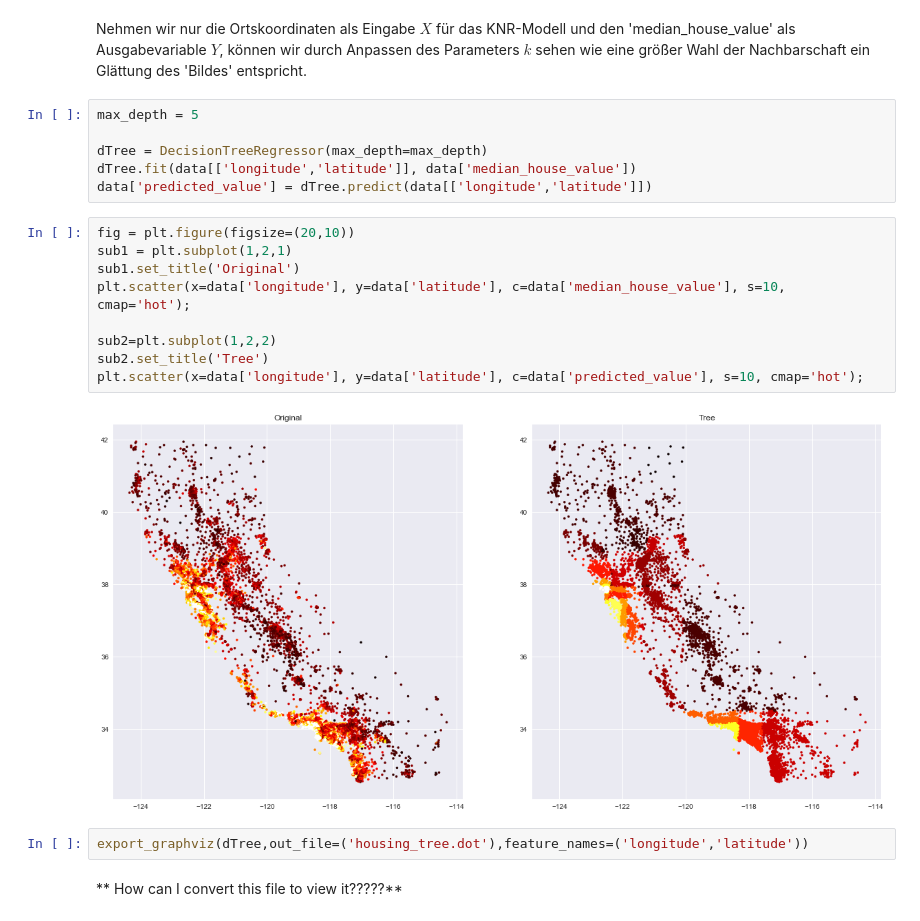
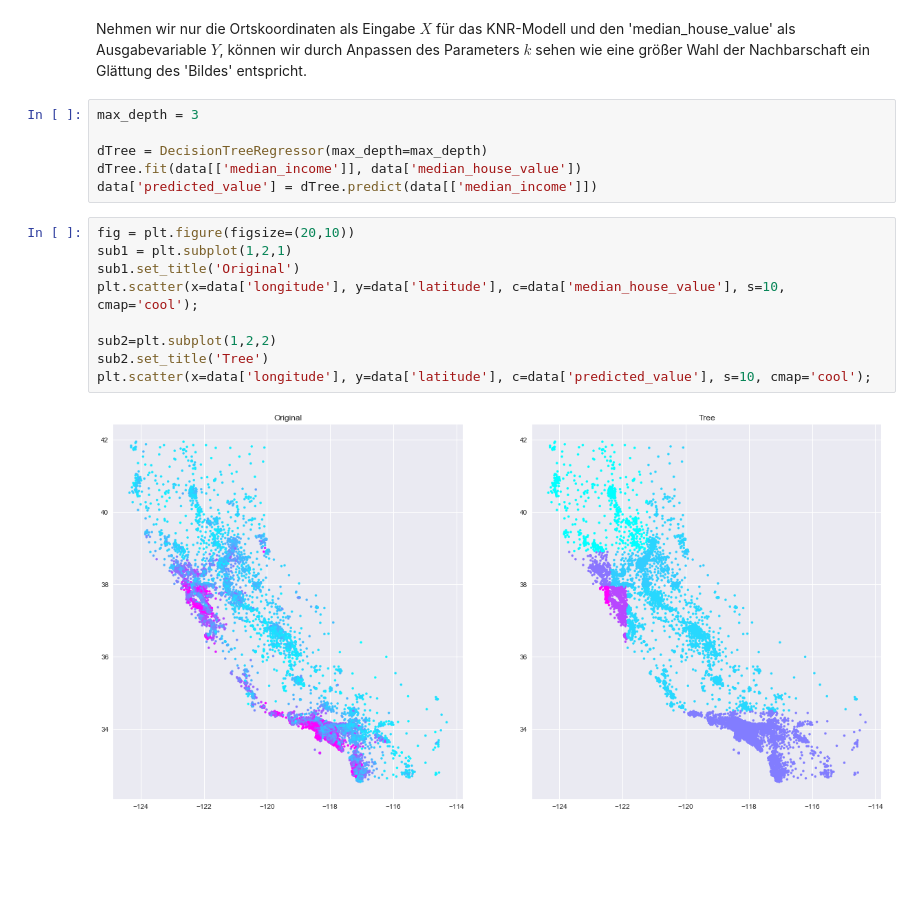
Before and after one commit to KatieBSC/Bootcamp, a Jupyter notebook: regression_trees-Copy1.ipynb, the cells around one changed output. Drawn from its saved outputs; the diff is of its cells as text; blank space fills up the shorter version.

```diff
--- a/regression_trees-Copy1.ipynb
+++ b/regression_trees-Copy1.ipynb
@@ -55,23 +56,19 @@ data.head()
 # %% [markdown]
 Nehmen wir nur die Ortskoordinaten als Eingabe $X$ für das KNR-Modell und den 'median_house_value' als Ausgabevariable $Y$, können wir durch Anpassen des Parameters $k$ sehen wie eine größer Wahl der Nachbarschaft ein Glättung des 'Bildes' entspricht.
 # %%
-max_depth = 5
+max_depth = 3
 
 dTree = DecisionTreeRegressor(max_depth=max_depth)
-dTree.fit(data[['longitude','latitude']], data['median_house_value'])
-data['predicted_value'] = dTree.predict(data[['longitude','latitude']])
+dTree.fit(data[['median_income']], data['median_house_value'])
+data['predicted_value'] = dTree.predict(data[['median_income']])
 # %%
 fig = plt.figure(figsize=(20,10))
 sub1 = plt.subplot(1,2,1)
 sub1.set_title('Original')
-plt.scatter(x=data['longitude'], y=data['latitude'], c=data['median_house_value'], s=10, cmap='hot');
+plt.scatter(x=data['longitude'], y=data['latitude'], c=data['median_house_value'], s=10, cmap='cool');
 
 sub2=plt.subplot(1,2,2)
 sub2.set_title('Tree')
-plt.scatter(x=data['longitude'], y=data['latitude'], c=data['predicted_value'], s=10, cmap='hot');
+plt.scatter(x=data['longitude'], y=data['latitude'], c=data['predicted_value'], s=10, cmap='cool');
 # %% [output]
-[figure, old version]
+[figure, new version]
-# %%
-export_graphviz(dTree,out_file=('housing_tree.dot'),feature_names=('longitude','latitude'))
-# %% [markdown]
-** How can I convert this file to view it?????**
```
Also changed, not shown: parts of 9 cells of this notebook, 12 other files.
